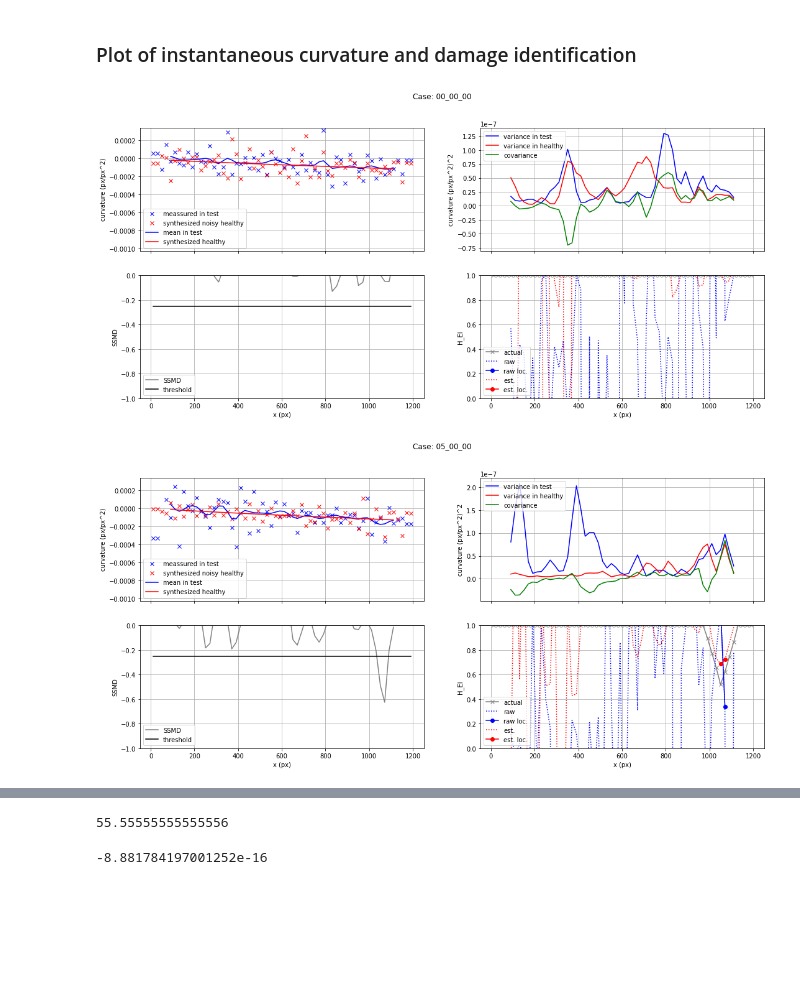
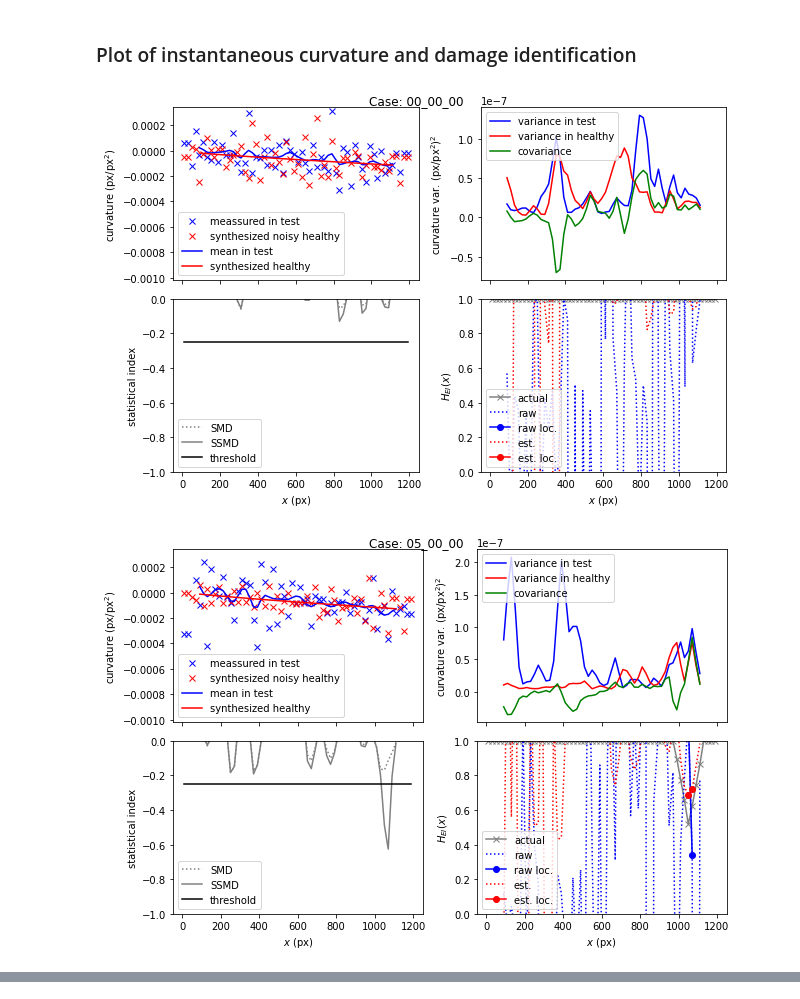
Before and after one commit to carloshernangarrido/structural-health-monitoring, a Jupyter notebook: time_domain_damage_detection_stat.ipynb, the cells around one changed output, grey strips where cells are left out. Drawn from its saved outputs; the diff is of its cells as text; code cells hidden in the pictures; blank space fills up the shorter version.

```diff
--- a/time_domain_damage_detection_stat.ipynb
+++ b/time_domain_damage_detection_stat.ipynb
@@ -239,11 +232,11 @@ for th in ths:
   ax[0].ticklabel_format(axis='y', scilimits=[-2, 2])
   ax[1].plot(th.t.T, th.C.T)
   ax[1].set_xlabel('t (s)')
-  ax[1].set_ylabel('curvature (px/(px^2))')
+  ax[1].set_ylabel('curvature $(px/(px^2))$')
   ax[1].ticklabel_format(axis='y', scilimits=[-2, 2])
   ax[2].plot(th.t.T, th.A.T)
   ax[2].set_xlabel('t (s)')
-  ax[2].set_ylabel('acceleration (px/s^2)')
+  ax[2].set_ylabel('acceleration $(px/s^2)$')
   ax[2].ticklabel_format(axis='y', scilimits=[-2, 2])
   plt.show
 # %% [output]
@@ -446,6 +434,8 @@ for key in cases.keys():
   sigma2_2 = cases[key]['max_curv']['var_healthy']
   sigma_12 = cases[key]['max_curv']['covar_test_healthy']
   cases[key]['max_curv']['MD'] = mu_1 - mu_2
+  cases[key]['max_curv']['SMD'] = (mu_1 - mu_2) / \
+    np.sqrt(sigma2_1 + sigma2_2)
   cases[key]['max_curv']['SSMD'] = (mu_1 - mu_2) / \
     np.sqrt(sigma2_1 + sigma2_2 - 2*sigma_12)
   # damage quantification
@@ -473,11 +463,10 @@ for key in cases.keys():
 # %% [markdown]
 ### Plot of instantaneous curvature and damage identification
 # %%
-fig_size = (18, 8)
+fig_size = (9, 6)
 path = '/content/drive/My Drive/TRABAJO/45_full_field/Colab Notebooks/Full field time-domain'
-plt.show()
 for key in cases.keys():
-  fig, axs = plt.subplots(2,2, figsize=fig_size, sharex=True)
+  fig, axs = plt.subplots(2,2, figsize=fig_size, sharex=True, tight_layout=True)
   fig.suptitle(f"Case: {key[0:-5]}")
   axs[0,0].plot(cases[key]['max_curv']['x'], cases[key]['max_curv']['C'],
                 color='blue', marker='x', linestyle='', label='meassured in test')
@@ -488,60 +477,50 @@ for key in cases.keys():
   axs[0,0].plot(cases[key]['max_curv']['x'], cases[key]['max_curv']['mean_healthy'],
                 color='red', marker='', linestyle='-', label='synthesized healthy')
   axs[0,0].set_ylim((-max_curv_lim, max_curv_lim/3))
-  axs[0,0].set_ylabel('curvature (px/px^2)')
+  axs[0,0].set_ylabel('curvature (px/px$^2$)')
   # axs[0,0].set_xlabel('x (px)')
   axs[0,0].legend(loc='lower left')
-  axs[0,0].grid(True)
+  # axs[0,0].grid(True)
   axs[0,1].plot(cases[key]['max_curv']['x'], cases[key]['max_curv']['var_test'],
               color='blue', label='variance in test')
   axs[0,1].plot(cases[key]['max_curv']['x'], cases[key]['max_curv']['var_healthy'],
               color='red', label='variance in healthy')
   axs[0,1].plot(cases[key]['max_curv']['x'], cases[key]['max_curv']['covar_test_healthy'],
               color='green', label='covariance')
-  # axs[0,1].plot(cases[key]['max_curv']['x'], cases[key]['max_curv']['global_var_test'],
-  #             color='blue', linestyle='--', label='curv. global variance in test')
-  # axs[0,1].plot(cases[key]['max_curv']['x'], cases[key]['max_curv']['global_var_healthy'],
-  #             color='red', linestyle='--', label='curv. global variance in healthy')
-  # axs[0,1].plot(cases[key]['max_curv']['x'], cases[key]['max_curv']['global_covar_test_healthy'],
-  #             color='green', linestyle='--', label='global covariance')
-  axs[0,1].set_ylabel('curvature (px/px^2)^2')
+  axs[0,1].set_ylabel('curvature var. (px/px$^2$)$^2$')
   # axs[0,1].set_xlabel('x (px)')
   axs[0,1].legend(loc='upper left')
-  axs[0,1].grid(True)
+  # axs[0,1].grid(True)
 
+  axs[1,0].plot(cases[key]['max_curv']['x'], cases[key]['max_curv']['SMD'],
+            color='gray', label='SMD', linestyle=':')
   axs[1,0].plot(cases[key]['max_curv']['x'], cases[key]['max_curv']['SSMD'],
             color='gray', label='SSMD')
   axs[1,0].plot(cases[key]['max_curv']['x'], neg_pos*threshold*np.ones(n_points),
             color='black', label='threshold')
-  # axs[1,0].plot(cases[key]['max_curv']['x'], cases[key]['max_curv']['global_SSMD'],
-  #           color='blue', label='global_SSMD')
-  axs[1,0].set_ylabel('SSMD')
-  axs[1,0].set_xlabel('x (px)')
+  axs[1,0].set_ylabel('statistical index')
+  axs[1,0].set_xlabel('$x$ (px)')
   axs[1,0].legend(loc='lower left')
   axs[1,0].set_ylim((-1,0))
-  axs[1,0].grid(True)
+  # axs[1,0].grid(True)
 
   axs[1,1].plot(cases[key]['H_EI']['x'], cases[key]['H_EI']['H_EI_actual'],
             color='gray', label='actual', marker='x', linestyle='-')
   axs[1,1].plot(cases[key]['H_EI']['x'], cases[key]['H_EI']['H_EI_raw'],
             color='blue', label='raw', linestyle=':')
   axs[1,1].plot(cases[key]['H_EI']['x'], cases[key]['H_EI']['H_EI_raw_loc'],
             color='blue', label='raw loc.', marker='o', linestyle='-')
   axs[1,1].plot(cases[key]['H_EI']['x'], cases[key]['H_EI']['H_EI'],
             color='red', label='est.', linestyle=':')
   axs[1,1].plot(cases[key]['H_EI']['x'], cases[key]['H_EI']['H_EI_loc'],
             color='red', label='est. loc.', marker='o', linestyle='-')
-  # axs[1,1].plot(cases[key]['H_EI']['x'], cases[key]['H_EI']['global_H_EI'],
-  #           color='blue', label='global_H_EI', linestyle=':')
-  # axs[1,1].plot(cases[key]['H_EI']['x'], cases[key]['H_EI']['global_H_EI_loc'],
-  #           color='blue', label='global_H_EI_loc', marker='o', linestyle='-')
-  axs[1,1].set_ylabel('H_EI')
-  axs[1,1].set_xlabel('x (px)')
+  axs[1,1].set_ylabel('$H_{EI}(x)$')
+  axs[1,1].set_xlabel('$x$ (px)')
   axs[1,1].legend(loc='lower left')
   axs[1,1].set_ylim((0, 1))
-  axs[1,1].grid(True)
-  plt.savefig(os.path.join(path, f'{key}.pdf'))
+  # axs[1,1].grid(True)
+  plt.savefig(os.path.join(path, f'{key[0:-5]}.pdf'), bbox_inches='tight')
   plt.show()
 # %% [output]
-[figure, old version]
+[figure, new version]
-[figure, old version]
+[figure, new version]
@@ -554,8 +532,0 @@ for key in cases.keys():
-# %%
-50 *100/90
-# %% [output]
-55.55555555555556
-# %%
-3+(8/7) - (29/7)
-# %% [output]
--8.881784197001252e-16
```
Also changed, not shown: parts of 4 cells of this notebook.
